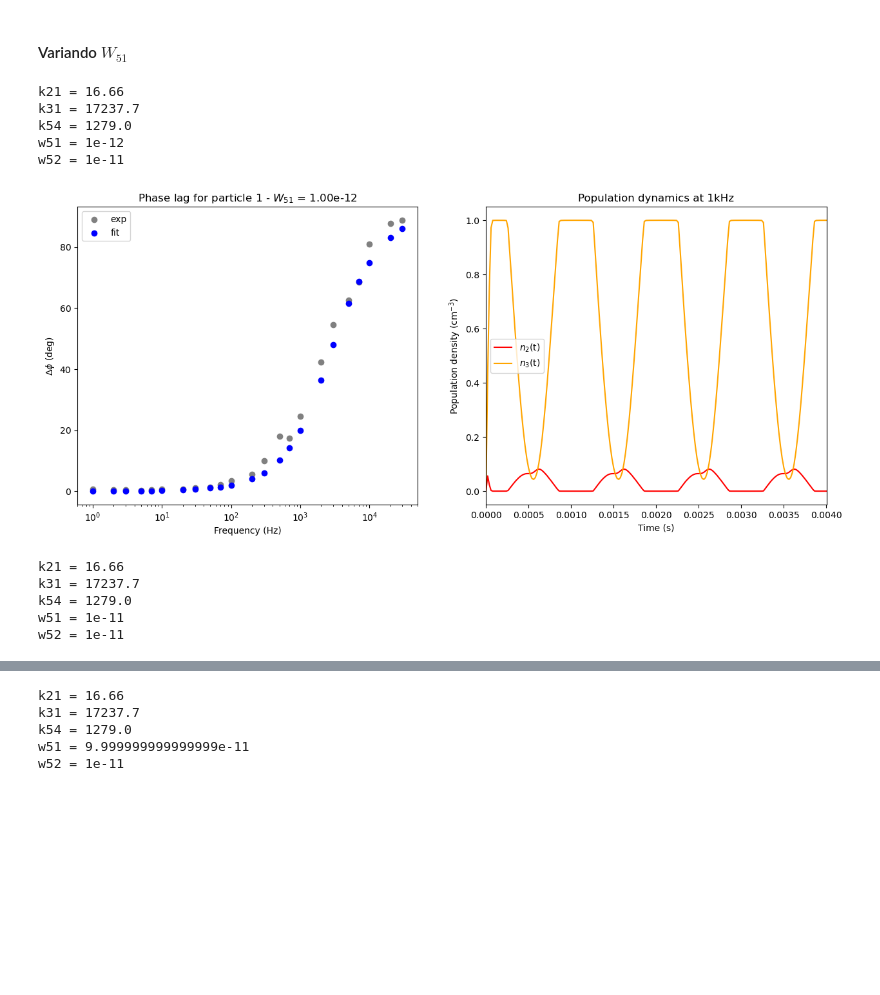
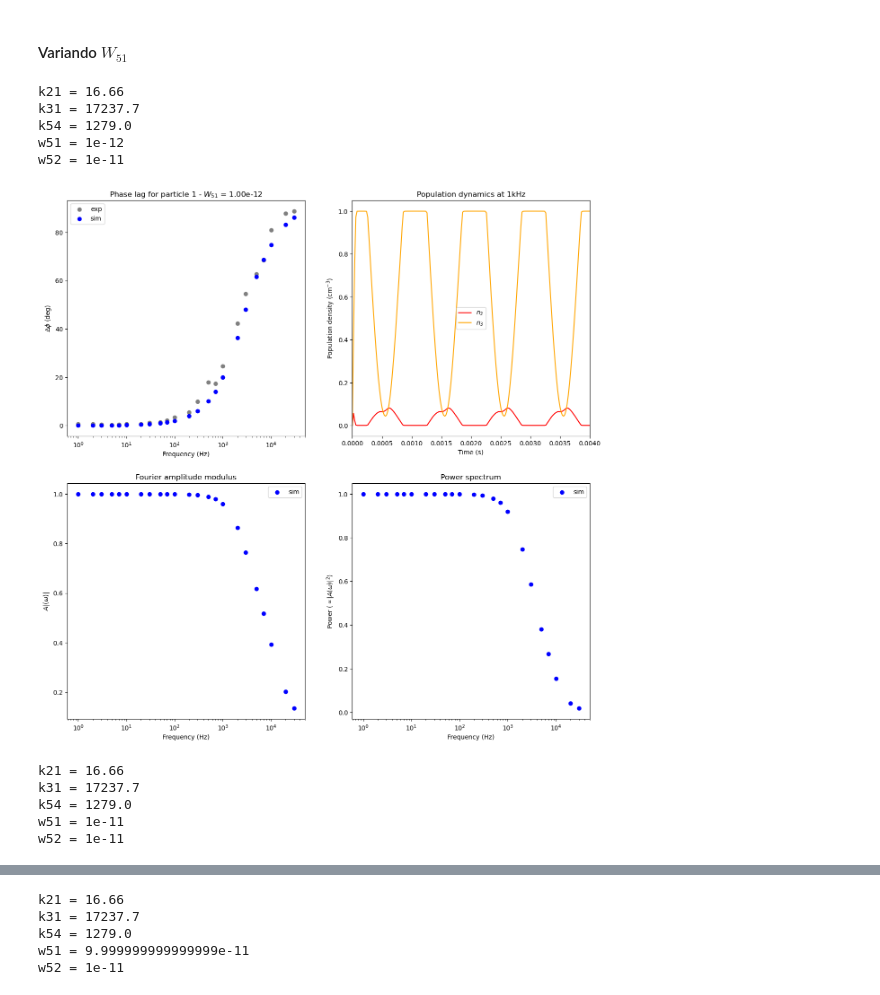
Before and after one commit to habakukc22/ode-system, a Jupyter notebook: fit-ws-new-odes.ipynb, the cells around one changed output, grey strips where cells are left out. Saved outputs shown, nothing was run; the diff lists cells and outputs as text; code cells hidden in the pictures; blank space fills up the shorter version.

Commit message:
plots done

```diff
--- a/fit-ws-new-odes.ipynb
+++ b/fit-ws-new-odes.ipynb
@@ -437,6 +356,7 @@ for idx, param in enumerate(params_w51):
 
         sol_to_plot = []
 
+        amps_list = []
         for f in frequencias_experimentais:
             # Simula 200 ciclos em tempo adimensional para garantir que o transiente morra
             t_span = (0, 200)
@@ -455,50 +375,71 @@ for idx, param in enumerate(params_w51):
             n3 = (sol.y[2]) * n0
             ts = (sol.t) * (1/f)
 
             n2 = (sol.y[1]) * n0
             n11 = (sol.y[0]) * n0
 
             if f == 1000:
                 sol_to_plot = [ts, n11, n2, n3]
 
             # plt.plt(ts, n11)
 
             fase_calc = extrair_fase(ts, n3, f)
             fases_calculadas.append(fase_calc)
+            amps_list.append(get_fft_amp(ts, n3, f))
 
         fases_calculadas = np.unwrap(np.array(fases_calculadas))
+        amps_list = np.array(amps_list)
+        powers = amps_list**2
 
-        fig, axs = plt.subplots(1, 2, figsize=(15, 6))
+        fig, axs = plt.subplots(2, 2, figsize=(15, 15))
+
         #Phase lag plot
-        axs[0].scatter(frequencias_experimentais, adj_ph(fases_experimentais), color="gray", label="exp")
-        axs[0].scatter(frequencias_experimentais, adj_ph(fases_calculadas), color="blue", label="fit")
-        axs[0].set_xscale("log")
-        axs[0].set_ylabel("$\Delta \phi$ (deg)")
-        axs[0].set_xlabel("Frequency (Hz)")
-        axs[0].set_title("Phase lag for particle 1 - $W_{51}$ = "+f"{W51:.2e}")
-        axs[0].legend()
+        axs[0,0].scatter(frequencias_experimentais, adj_ph(fases_experimentais), color="gray", label="exp")
+        axs[0,0].scatter(frequencias_experimentais, adj_ph(fases_calculadas), color="blue", label="sim")
+        axs[0,0].set_xscale("log")
+        axs[0,0].set_ylabel("$\Delta \phi$ (deg)")
+        axs[0,0].set_xlabel("Frequency (Hz)")
+        axs[0,0].set_title("Phase lag for particle 1 - $W_{51}$ = "+f"{W51:.2e}")
+        axs[0,0].legend()
 
         #Population time evolution @ 1kHz
         ts, n11, n2, n3 = sol_to_plot
         # axs[1].plot(ts, n11/n11.max(), color="lightblue", label="$n_1$(t)")
-        axs[1].plot(ts, n2/n11.max(), color="red", label="$n_2$(t)")
-        axs[1].plot(ts, n3/n11.max(), color="orange", label="$n_3$(t)")
-        # axs[1].set_xscale("log")
-        axs[1].set_ylabel("Population density (cm$^{-3}$)")
-        axs[1].set_xlabel("Time (s)")
-        axs[1].set_xlim([0,ts[int(len(ts)*(0.02))]])
-        axs[1].set_title(f"Population dynamics at 1kHz")
-        axs[1].legend()
+        axs[0,1].plot(ts, n2/n11.max(), color="red", label="$n_2$")
+        axs[0,1].plot(ts, n3/n11.max(), color="orange", label="$n_3$")
+        # axs[0,1].set_xscale("log")
+        axs[0,1].set_ylabel("Population density (cm$^{-3}$)")
+        axs[0,1].set_xlabel("Time (s)")
+        axs[0,1].set_xlim([0,ts[int(len(ts)*(0.02))]])
+        axs[0,1].set_title(f"Population dynamics at 1kHz")
+        axs[0,1].legend()
+
+
+        #Amplitudes plot
+        axs[1,0].scatter(frequencias_experimentais, amps_list/amps_list.max(), color="blue", label="sim")
+        axs[1,0].set_ylabel("$A|(\omega)|$")
+        axs[1,0].set_xlabel("Frequency (Hz)")
+        axs[1,0].set_xscale("log")
+        axs[1,0].set_title(f"Fourier amplitude modulus")
+        axs[1,0].legend()
+
+        #Power plot
+        axs[1,1].scatter(frequencias_experimentais, powers/(powers).max(), color="blue", label="sim")
+        axs[1,1].set_ylabel("Power ($\propto |A(\omega)|^2$)")
+        axs[1,1].set_xlabel("Frequency (Hz)")
+        axs[1,1].set_xscale("log")
+        axs[1,1].set_title("Power spectrum")
+        axs[1,1].legend()
 
 
         plt.show()
 # %% [output]
 k21 = 16.66
 k31 = 17237.7
 k54 = 1279.0
 w51 = 1e-12
 w52 = 1e-11
-[figure, old version]
+[figure, new version]
 k21 = 16.66
 k31 = 17237.7
 k54 = 1279.0
```
Also changed, not shown: parts of 13 cells of this notebook.
